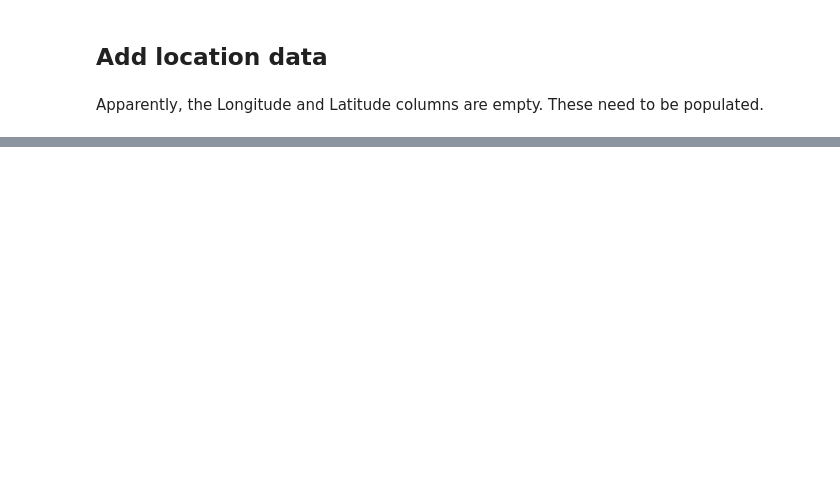
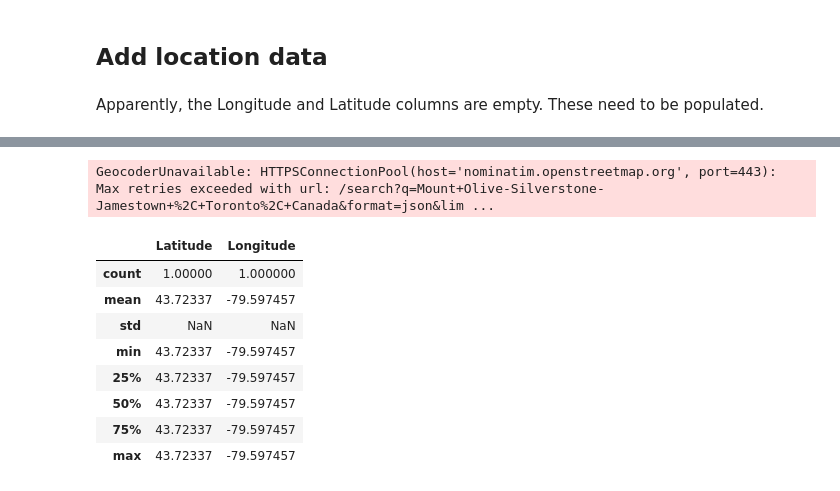
Before and after one commit to RubenSharpe/Coursera-Capstone, a Jupyter notebook: Toronto neighbourhoods.ipynb, the cells around one changed output, grey strips where cells are left out. Cells and saved outputs as stored; diff of their text form; code cells hidden in the pictures; blank space fills up the shorter version.

```diff
--- a/Toronto neighbourhoods.ipynb
+++ b/Toronto neighbourhoods.ipynb
@@ -118,0 +155,26 @@ Guildwood , Toronto, Canada 43.7552251 -79.1982293
+# %%
+# define the dataframe columns
+column_names = ['Neighbourhood', 'Latitude', 'Longitude']
+
+# instantiate the dataframe
+neighbourhoods = pd.DataFrame(columns=column_names)
+
+
+
+for name in nbhs['Neighbourhood']:
+    neighborhood_name = name
+    location = None
+
+    address = '{}, Toronto, Canada'.format(name)
+
+    while location is None:
+        location = geolocator.geocode(address)
+
+    neighborhood_lat = location.latitude
+    neighborhood_lon = location.longitude
+
+    neighbourhoods = neighbourhoods.append({'Neighbourhood': neighborhood_name,
+                                            'Latitude': neighborhood_lat,
+                                            'Longitude': neighborhood_lon}, ignore_index=True)
+# %% [output]
+GeocoderUnavailable: HTTPSConnectionPool(host='nominatim.openstreetmap.org', port=443): Max retries exceeded with url: /search?q=Mount+Olive-Silverstone-Jamestown+%2C+Toronto%2C+Canada&format=json&lim ...
@@ -118,0 +186,12 @@ Guildwood , Toronto, Canada 43.7552251 -79.1982293
+# %%
+neighbourhoods.describe()
+# %% [output]
+|  | Latitude | Longitude |
+| count | 1.00000 | 1.000000 |
+| mean | 43.72337 | -79.597457 |
+| std | NaN | NaN |
+| min | 43.72337 | -79.597457 |
+| 25% | 43.72337 | -79.597457 |
+| 50% | 43.72337 | -79.597457 |
+| 75% | 43.72337 | -79.597457 |
+| max | 43.72337 | -79.597457 |
```
Also changed, not shown: parts of 5 cells of this notebook, 1 other file.
